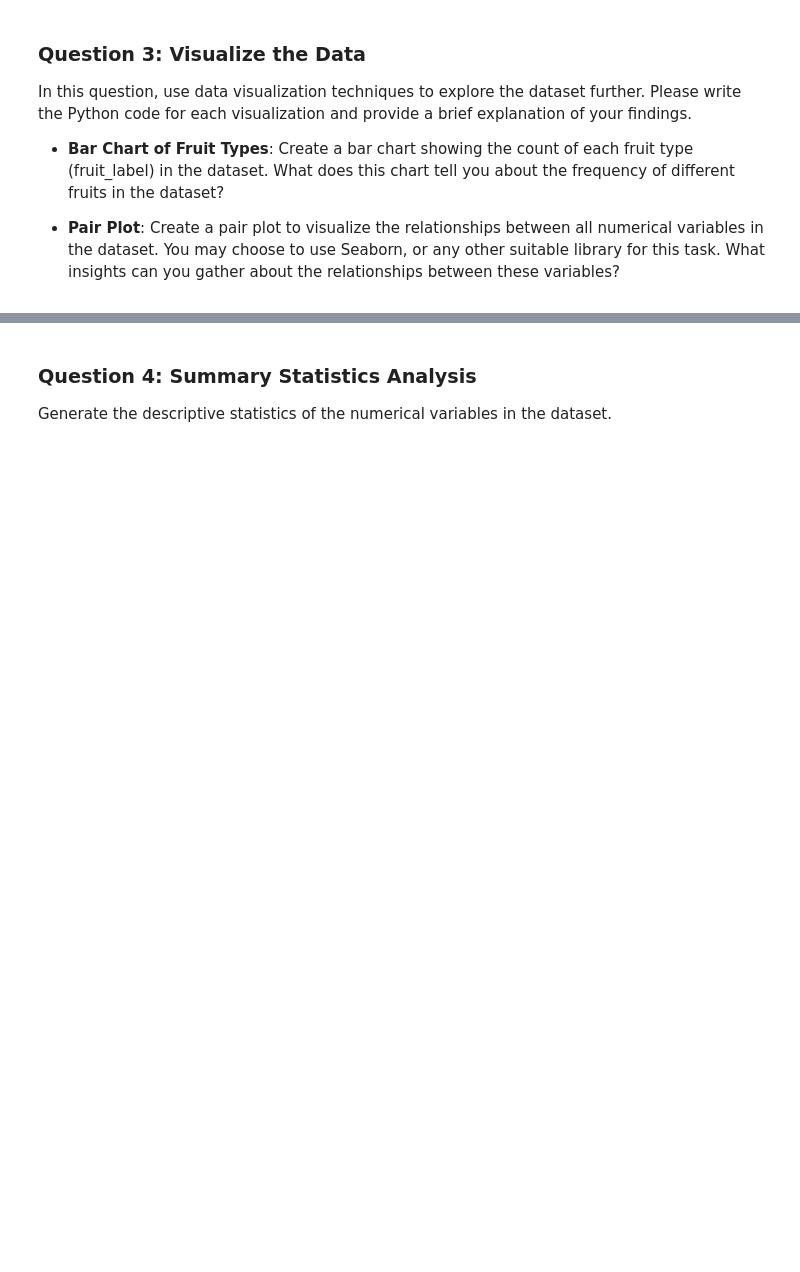
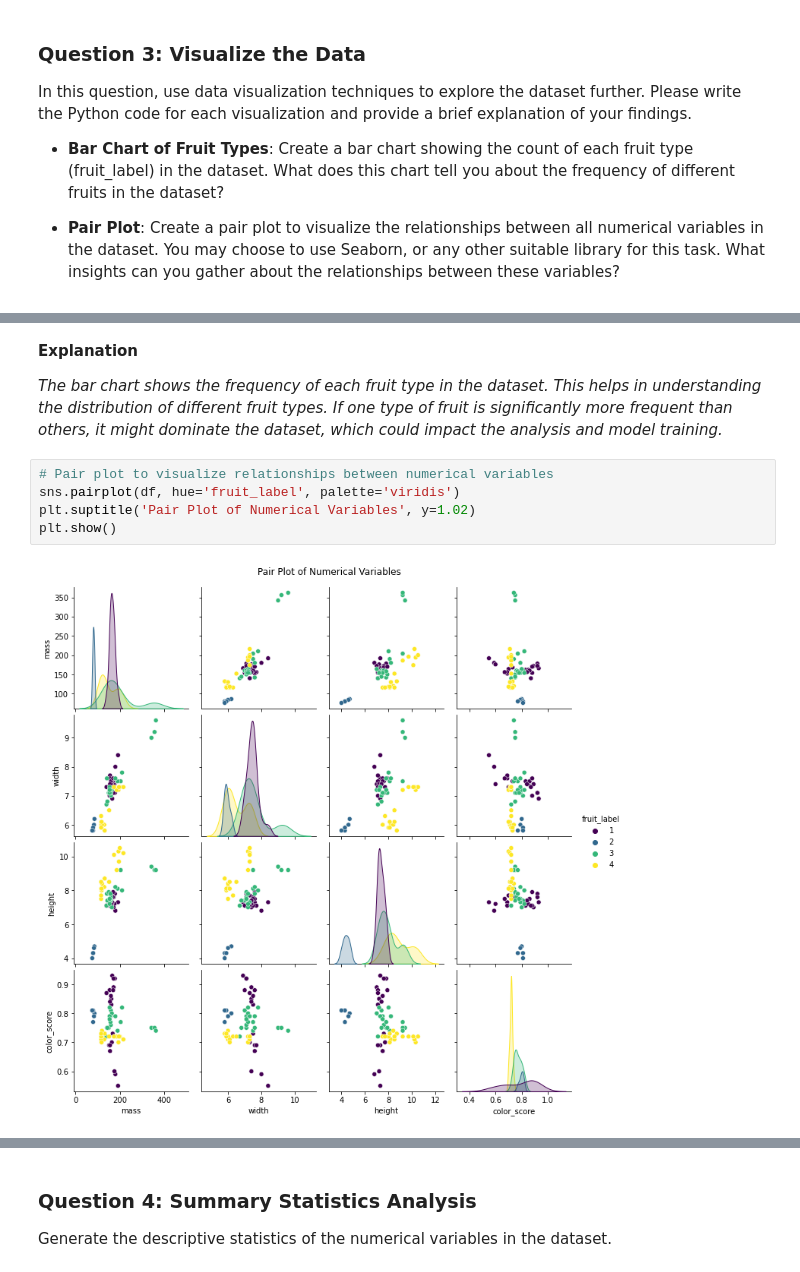
Before and after one commit to rian4693/ANA-540-Week-1, a Jupyter notebook: RianKurniawan_Assignment 1_ week1_2024S.ipynb, the cells around one changed output, grey strips where cells are left out. Drawn from its saved outputs; the diff is of its cells as text; blank space fills up the shorter version.

```diff
--- a/RianKurniawan_Assignment 1_ week1_2024S.ipynb
+++ b/RianKurniawan_Assignment 1_ week1_2024S.ipynb
@@ -62,0 +124,11 @@ In this question, use data visualization techniques to explore the dataset furth
+# %% [markdown]
+**Explanation**
+
+*The bar chart shows the frequency of each fruit type in the dataset. This helps in understanding the distribution of different fruit types. If one type of fruit is significantly more frequent than others, it might dominate the dataset, which could impact the analysis and model training.*
+# %%
+# Pair plot to visualize relationships between numerical variables
+sns.pairplot(df, hue='fruit_label', palette='viridis')
+plt.suptitle('Pair Plot of Numerical Variables', y=1.02)
+plt.show()
+# %% [output]
+[figure, added]
```
Also changed, not shown: parts of 18 cells of this notebook.
